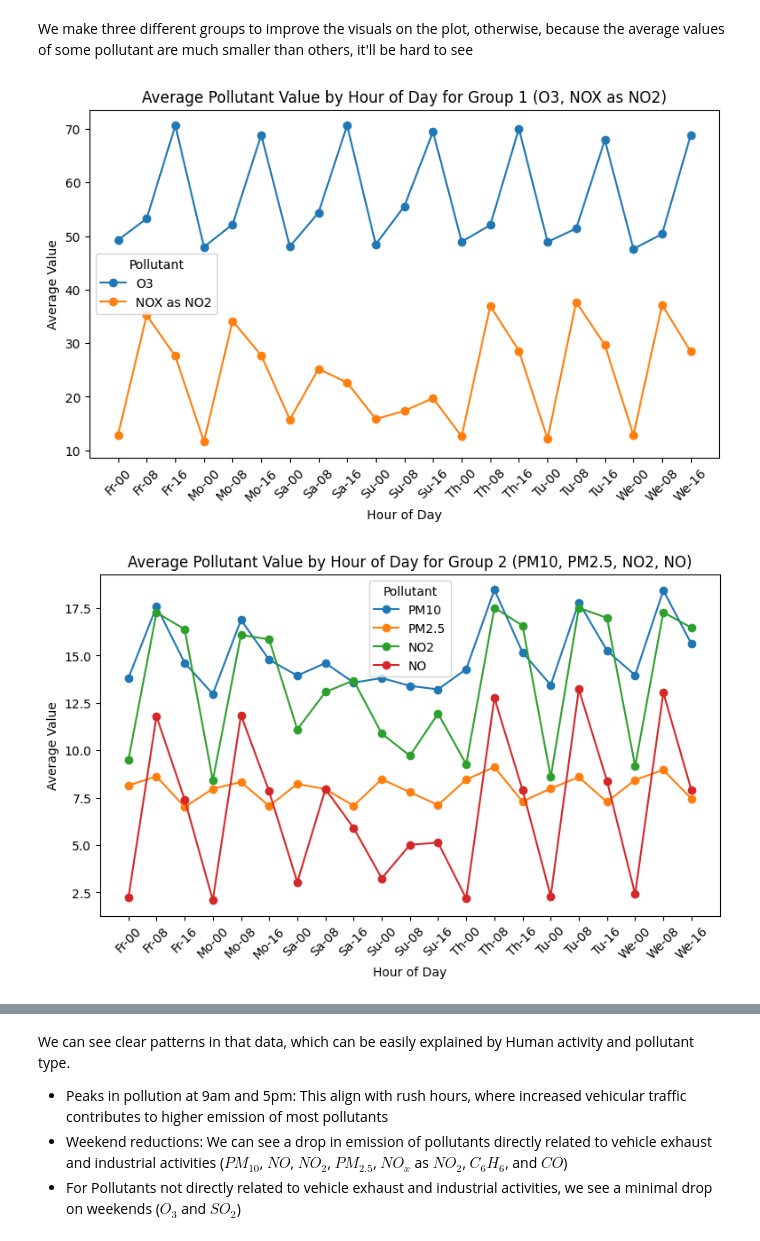
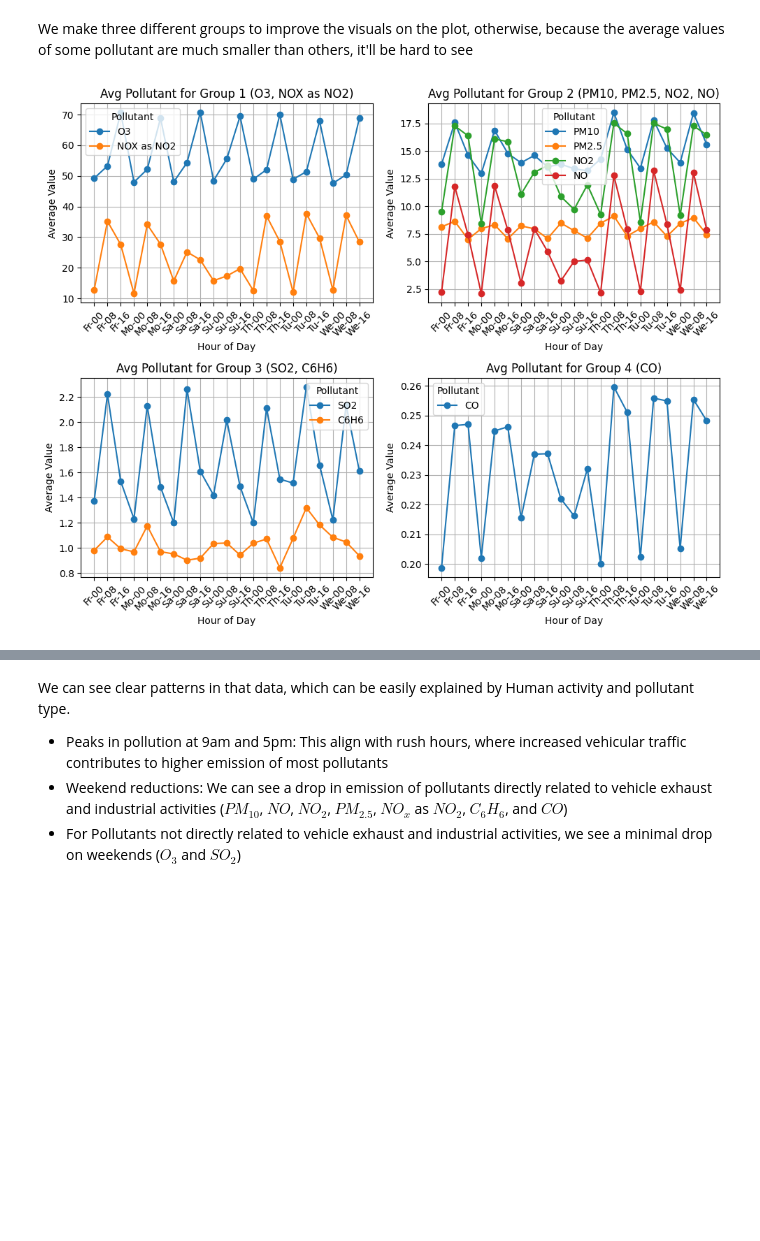
Before and after one commit to Ritishrx7/AirQuality, a Jupyter notebook: Final/Work_Notebook.ipynb, the cells around one changed output, grey strips where cells are left out. Saved outputs shown, nothing was run; the diff lists cells and outputs as text; code cells hidden in the pictures; blank space fills up the shorter version.

Commit message:
update plots for pollutant avgs

```diff
--- a/Final/Work_Notebook.ipynb
+++ b/Final/Work_Notebook.ipynb
@@ -782,36 +782,38 @@ We make three different groups to improve the visuals on the plot, otherwise, be
 # %%
 # Define pollutant groups
 group1 = ['O3', 'NOX as NO2']
 group2 = ['PM10', 'PM2.5', 'NO2', 'NO']
 group3 = ['SO2', 'C6H6']
 group4 = ['CO']
 
+fig, axs = plt.subplots(2,2,figsize=(10,8))
 # Function to plot a group of pollutants
-def plot_pollutant_group(pollutants, title):
-    plt.figure(figsize=((9, 5)))
+def plot_pollutant_group(ax, pollutants, title):
 
     for pollutant in pollutants:
         pollutant_data = weekly_evol[weekly_evol['Polluant'] == pollutant]
-        plt.plot(
+        ax.plot(
             pollutant_data['day_hour'],
             pollutant_data['valeur'],
             marker='o',
             linestyle='-',
             label=pollutant
         )
 
-    plt.xlabel('Hour of Day')
-    plt.ylabel('Average Value')
-    plt.title(f'Average Pollutant Value by Hour of Day for {title}')
-    plt.legend(title='Pollutant')
-    plt.xticks(rotation=45)
-    plt.show()
+    ax.set_xlabel('Hour of Day')
+    ax.set_ylabel('Average Value')
+    ax.set_title(f'Avg Pollutant for {title}')
+    ax.legend(title='Pollutant', loc="best")
+    ax.tick_params(axis="x", rotation=45)
+    ax.grid(True)
 
 # Plot each group
-plot_pollutant_group(group1, "Group 1 (O3, NOX as NO2)")
-plot_pollutant_group(group2, "Group 2 (PM10, PM2.5, NO2, NO)")
-plot_pollutant_group(group3, "Group 3 (SO2, C6H6)")
-plot_pollutant_group(group4, "Group 4 (CO)")
+plot_pollutant_group(axs[0,0], group1, "Group 1 (O3, NOX as NO2)")
+plot_pollutant_group(axs[0,1], group2, "Group 2 (PM10, PM2.5, NO2, NO)")
+plot_pollutant_group(axs[1,0], group3, "Group 3 (SO2, C6H6)")
+plot_pollutant_group(axs[1,1], group4, "Group 4 (CO)")
+
+fig.tight_layout()
+plt.show()
 # %% [output]
-[figure, old version]
+[figure, new version]
-[figure, removed]
```
Also changed, not shown: parts of 2 cells of this notebook.
